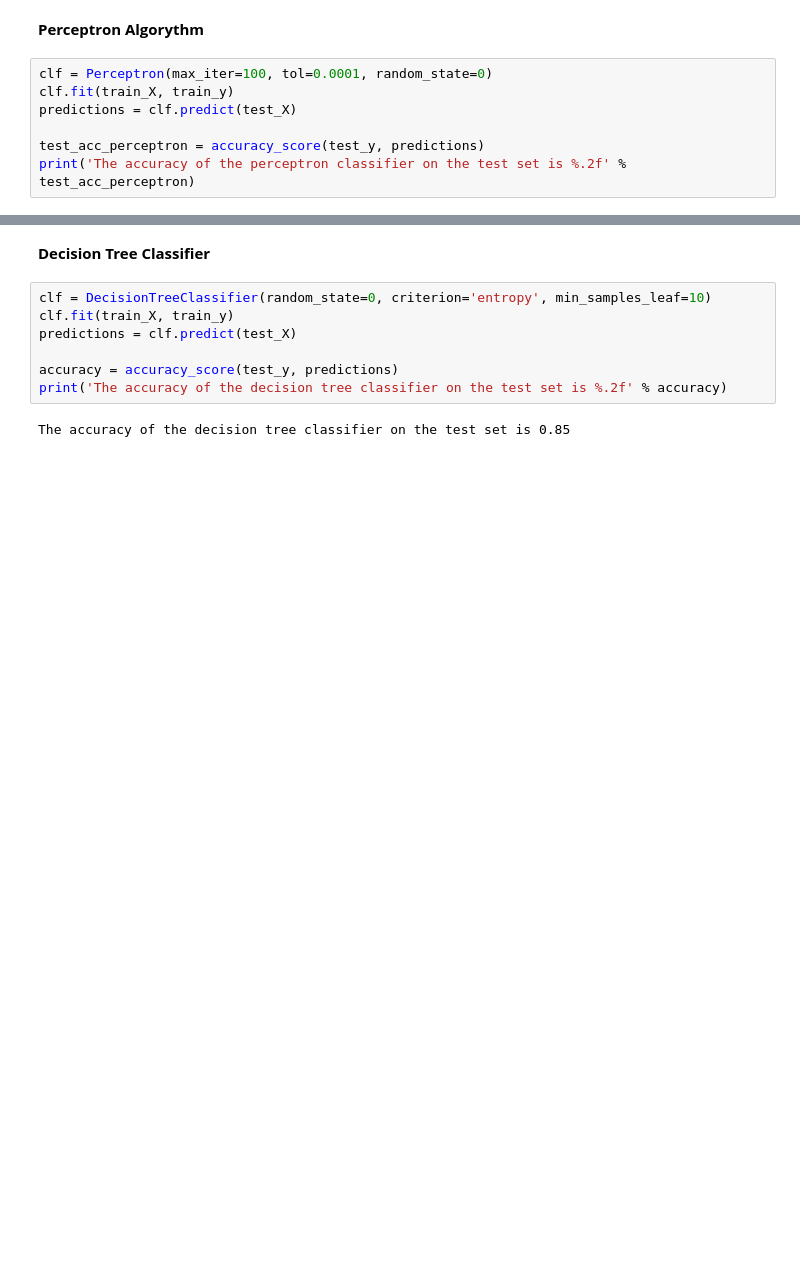
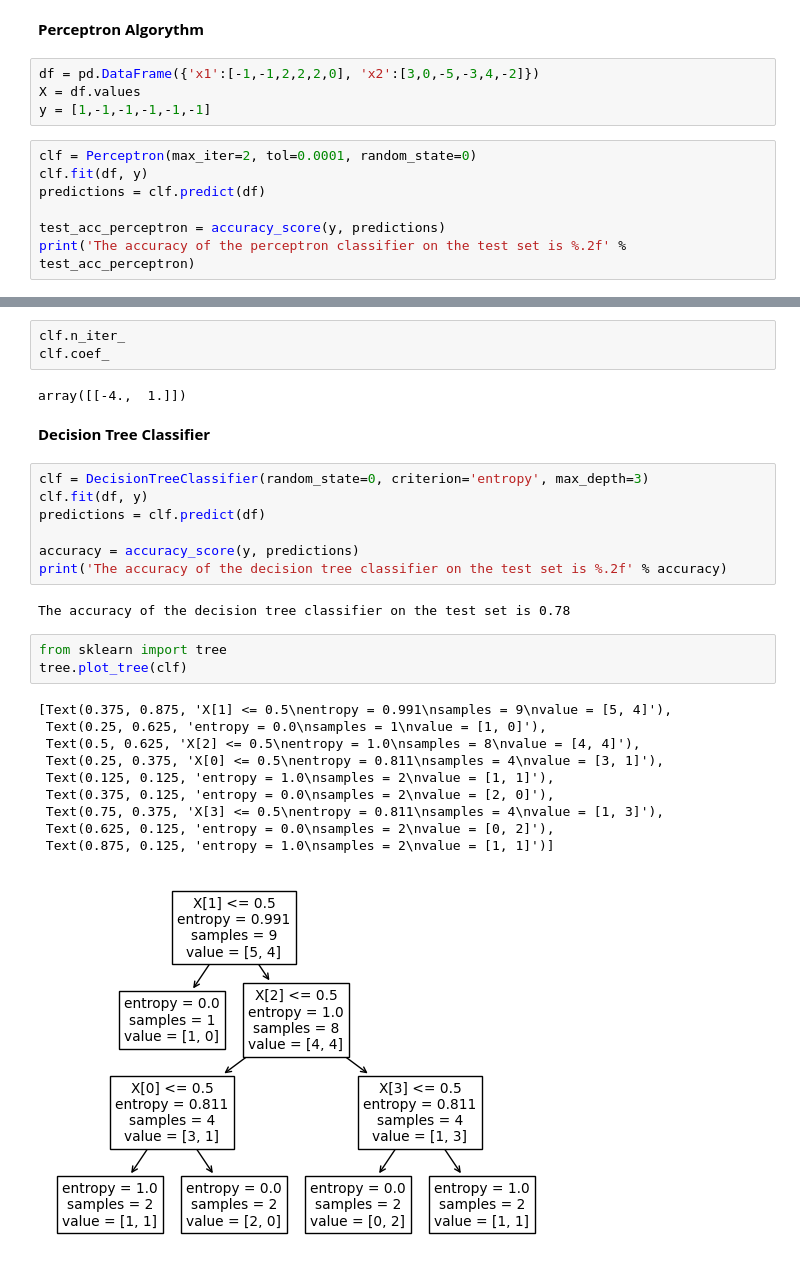
Before and after one commit to dupput/introtoai, a Jupyter notebook: Classification/Decisicion Tree and Perceptron.ipynb, the cells around one changed output, grey strips where cells are left out. Cells and saved outputs as stored; diff of their text form; blank space fills up the shorter version.

```diff
--- a/Classification/Decisicion Tree and Perceptron.ipynb
+++ b/Classification/Decisicion Tree and Perceptron.ipynb
@@ -23,10 +25,14 @@ See the caveats in the documentation: https://pandas.pydata.org/pandas-docs/stab
 # %% [markdown]
 **Perceptron Algorythm**
+# %%
+df = pd.DataFrame({'x1':[-1,-1,2,2,2,0], 'x2':[3,0,-5,-3,4,-2]})
+X = df.values
+y = [1,-1,-1,-1,-1,-1]
 # %%
-clf = Perceptron(max_iter=100, tol=0.0001, random_state=0)
-clf.fit(train_X, train_y)
-predictions = clf.predict(test_X)
+clf = Perceptron(max_iter=2, tol=0.0001, random_state=0)
+clf.fit(df, y)
+predictions = clf.predict(df)
 
-test_acc_perceptron = accuracy_score(test_y, predictions)
+test_acc_perceptron = accuracy_score(y, predictions)
 print('The accuracy of the perceptron classifier on the test set is %.2f' % test_acc_perceptron)
 # %% [output]
@@ -34,11 +44,30 @@ The accuracy of the perceptron classifier on the test set is 0.70
+# %%
+clf.n_iter_
+clf.coef_
+# %% [output]
+array([[-4.,  1.]])
 # %% [markdown]
 **Decision Tree Classifier**
 # %%
-clf = DecisionTreeClassifier(random_state=0, criterion='entropy', min_samples_leaf=10)
-clf.fit(train_X, train_y)
-predictions = clf.predict(test_X)
+clf = DecisionTreeClassifier(random_state=0, criterion='entropy', max_depth=3)
+clf.fit(df, y)
+predictions = clf.predict(df)
 
-accuracy = accuracy_score(test_y, predictions)
+accuracy = accuracy_score(y, predictions)
 print('The accuracy of the decision tree classifier on the test set is %.2f' % accuracy)
 # %% [output]
-The accuracy of the decision tree classifier on the test set is 0.85
+The accuracy of the decision tree classifier on the test set is 0.78
+# %%
+from sklearn import tree
+tree.plot_tree(clf)
+# %% [output]
+[Text(0.375, 0.875, 'X[1] <= 0.5\nentropy = 0.991\nsamples = 9\nvalue = [5, 4]'),
+ Text(0.25, 0.625, 'entropy = 0.0\nsamples = 1\nvalue = [1, 0]'),
+ Text(0.5, 0.625, 'X[2] <= 0.5\nentropy = 1.0\nsamples = 8\nvalue = [4, 4]'),
+ Text(0.25, 0.375, 'X[0] <= 0.5\nentropy = 0.811\nsamples = 4\nvalue = [3, 1]'),
+ Text(0.125, 0.125, 'entropy = 1.0\nsamples = 2\nvalue = [1, 1]'),
+ Text(0.375, 0.125, 'entropy = 0.0\nsamples = 2\nvalue = [2, 0]'),
+ Text(0.75, 0.375, 'X[3] <= 0.5\nentropy = 0.811\nsamples = 4\nvalue = [1, 3]'),
+ Text(0.625, 0.125, 'entropy = 0.0\nsamples = 2\nvalue = [0, 2]'),
+ Text(0.875, 0.125, 'entropy = 1.0\nsamples = 2\nvalue = [1, 1]')]
+[figure, added]
```
Also changed, not shown: parts of 4 cells of this notebook, 5 other files.
